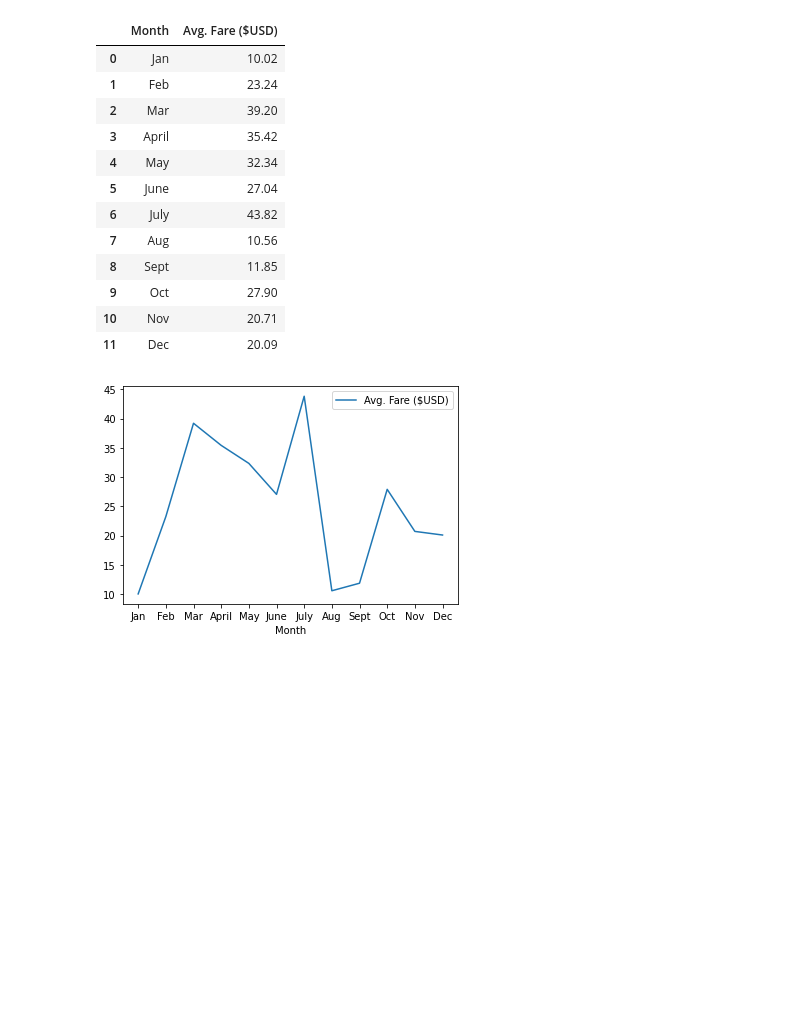
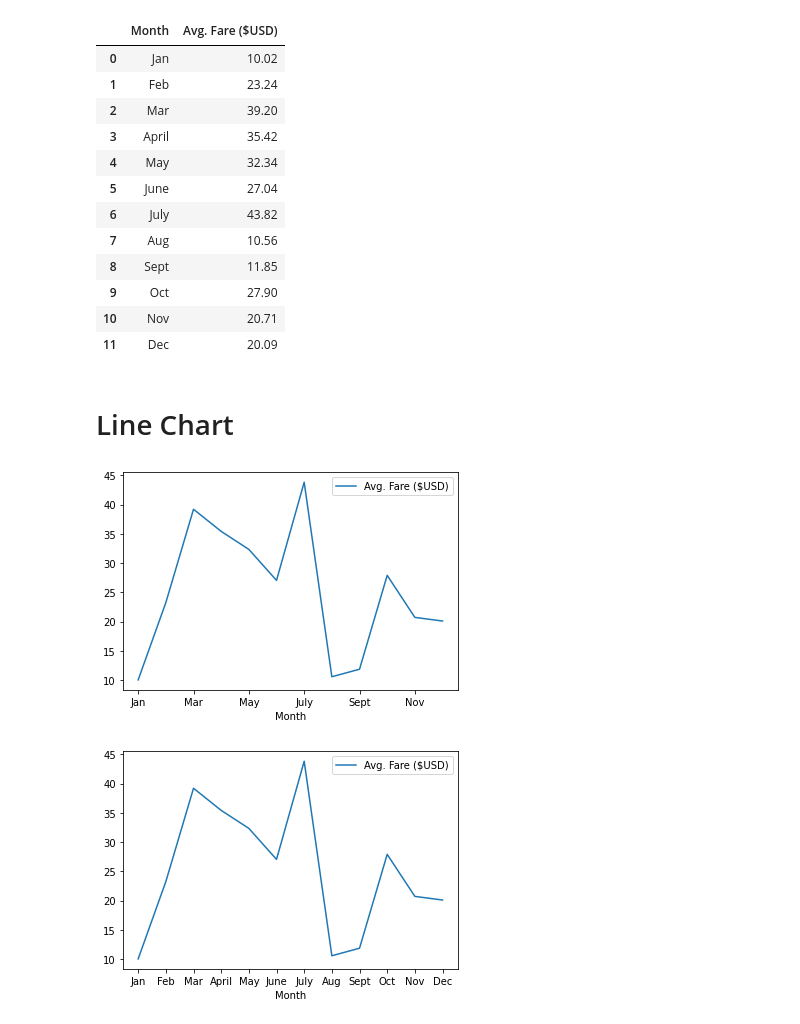
Before and after one commit to stephenanayashilliard/PyBer_Analysis, a Jupyter notebook: PyBer_ride_data.ipynb, the cells around one changed output. Saved outputs shown, nothing was run; the diff lists cells and outputs as text; code cells hidden in the pictures; blank space fills up the shorter version.

Commit message:
Pyber Ride Data

```diff
--- a/PyBer_ride_data.ipynb
+++ b/PyBer_ride_data.ipynb
@@ -21,5 +26,13 @@ pyber_ride_df
 | 9 | Oct | 27.90 |
 | 10 | Nov | 20.71 |
 | 11 | Dec | 20.09 |
+# %% [markdown]
+# Line Chart
+# %%
+# We can plot the months along the x-axis and the fare on the y-axis using the plot() function.
+pyber_ride_df.plot(x="Month", y="Avg. Fare ($USD)")
+plt.show()
+# %% [output]
+[figure, added]
 # %%
 # Set x-axis and tick locations.
```
Also changed, not shown: parts of 7 cells of this notebook.
